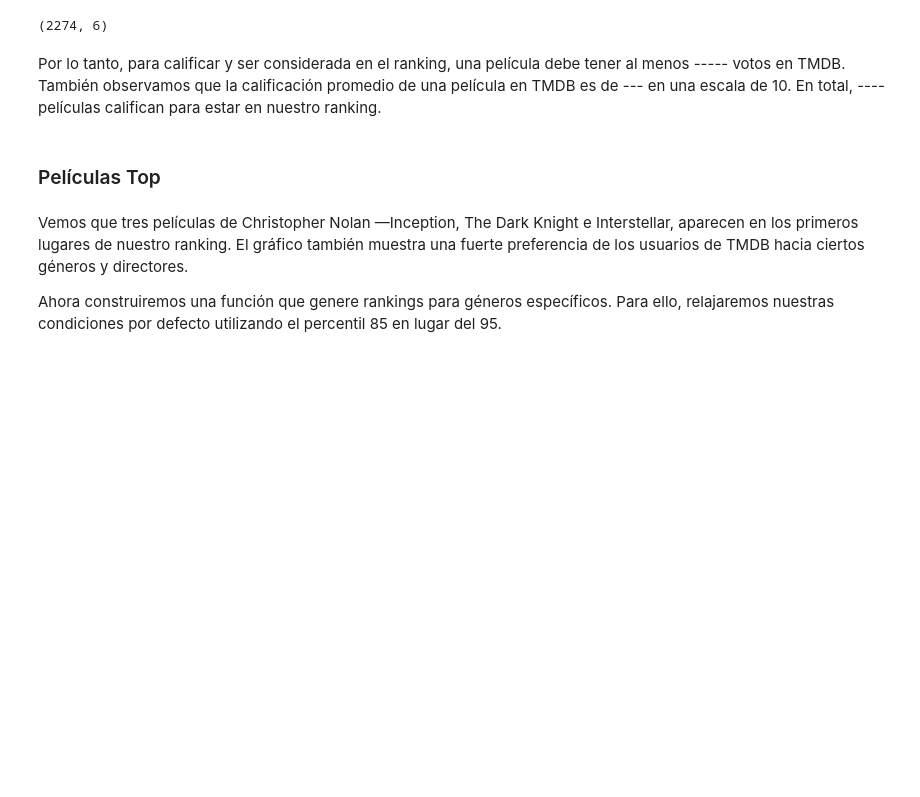
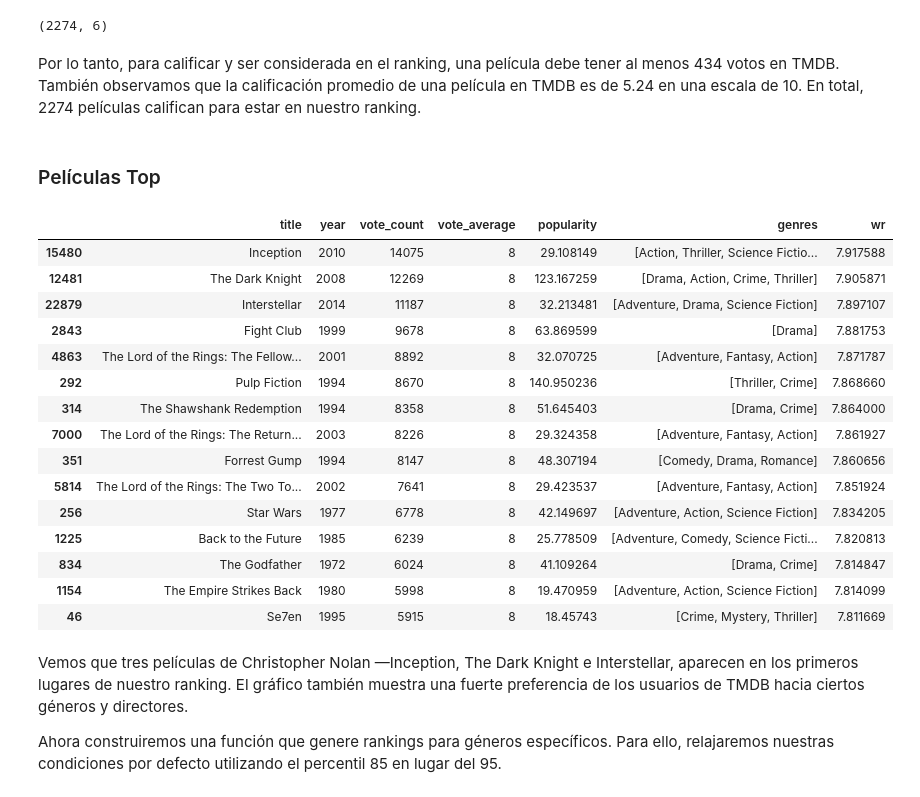
Before and after one commit to RafaelHeredia12/PRUEBAS, a Jupyter notebook: RECOMENDADOR PELIS/Recomendador_Pelis-Activity-1.ipynb, the cells around one changed output. Cells and saved outputs as stored; diff of their text form; code cells hidden in the pictures; blank space fills up the shorter version.

```diff
--- a/RECOMENDADOR PELIS/Recomendador_Pelis-Activity-1.ipynb
+++ b/RECOMENDADOR PELIS/Recomendador_Pelis-Activity-1.ipynb
@@ -126,6 +126,6 @@ qualified.shape
 # %% [output]
 (2274, 6)
 # %% [markdown]
-Por lo tanto, para calificar y ser considerada en el ranking, una película debe tener al menos ----- votos en TMDB. También observamos que la calificación promedio de una película en TMDB es de --- en una escala de 10. En total, ---- películas califican para estar en nuestro ranking.
+Por lo tanto, para calificar y ser considerada en el ranking, una película debe tener al menos 434 votos en TMDB. También observamos que la calificación promedio de una película en TMDB es de 5.24 en una escala de 10. En total, 2274 películas califican para estar en nuestro ranking.
 # %%
 def weighted_rating(x):
@@ -141,6 +140,24 @@ qualified = qualified.sort_values('wr', ascending=False).head(250)
 ### Películas Top
 # %%
 #Imprime las primeras 15 pelis del rank
+qualified.head(15)
+# %% [output]
+|  | title | year | vote_count | vote_average | popularity | genres | wr |
+| 15480 | Inception | 2010 | 14075 | 8 | 29.108149 | [Action, Thriller, Science Fictio... | 7.917588 |
+| 12481 | The Dark Knight | 2008 | 12269 | 8 | 123.167259 | [Drama, Action, Crime, Thriller] | 7.905871 |
+| 22879 | Interstellar | 2014 | 11187 | 8 | 32.213481 | [Adventure, Drama, Science Fiction] | 7.897107 |
+| 2843 | Fight Club | 1999 | 9678 | 8 | 63.869599 | [Drama] | 7.881753 |
+| 4863 | The Lord of the Rings: The Fellow... | 2001 | 8892 | 8 | 32.070725 | [Adventure, Fantasy, Action] | 7.871787 |
+| 292 | Pulp Fiction | 1994 | 8670 | 8 | 140.950236 | [Thriller, Crime] | 7.868660 |
+| 314 | The Shawshank Redemption | 1994 | 8358 | 8 | 51.645403 | [Drama, Crime] | 7.864000 |
+| 7000 | The Lord of the Rings: The Return... | 2003 | 8226 | 8 | 29.324358 | [Adventure, Fantasy, Action] | 7.861927 |
+| 351 | Forrest Gump | 1994 | 8147 | 8 | 48.307194 | [Comedy, Drama, Romance] | 7.860656 |
+| 5814 | The Lord of the Rings: The Two To... | 2002 | 7641 | 8 | 29.423537 | [Adventure, Fantasy, Action] | 7.851924 |
+| 256 | Star Wars | 1977 | 6778 | 8 | 42.149697 | [Adventure, Action, Science Fiction] | 7.834205 |
+| 1225 | Back to the Future | 1985 | 6239 | 8 | 25.778509 | [Adventure, Comedy, Science Ficti... | 7.820813 |
+| 834 | The Godfather | 1972 | 6024 | 8 | 41.109264 | [Drama, Crime] | 7.814847 |
+| 1154 | The Empire Strikes Back | 1980 | 5998 | 8 | 19.470959 | [Adventure, Action, Science Fiction] | 7.814099 |
+| 46 | Se7en | 1995 | 5915 | 8 | 18.45743 | [Crime, Mystery, Thriller] | 7.811669 |
 # %% [markdown]
 Vemos que tres películas de Christopher Nolan —Inception, The Dark Knight e Interstellar, aparecen en los primeros lugares de nuestro ranking. El gráfico también muestra una fuerte preferencia de los usuarios de TMDB hacia ciertos géneros y directores.
 
```
Also changed, not shown: parts of 5 cells of this notebook.
